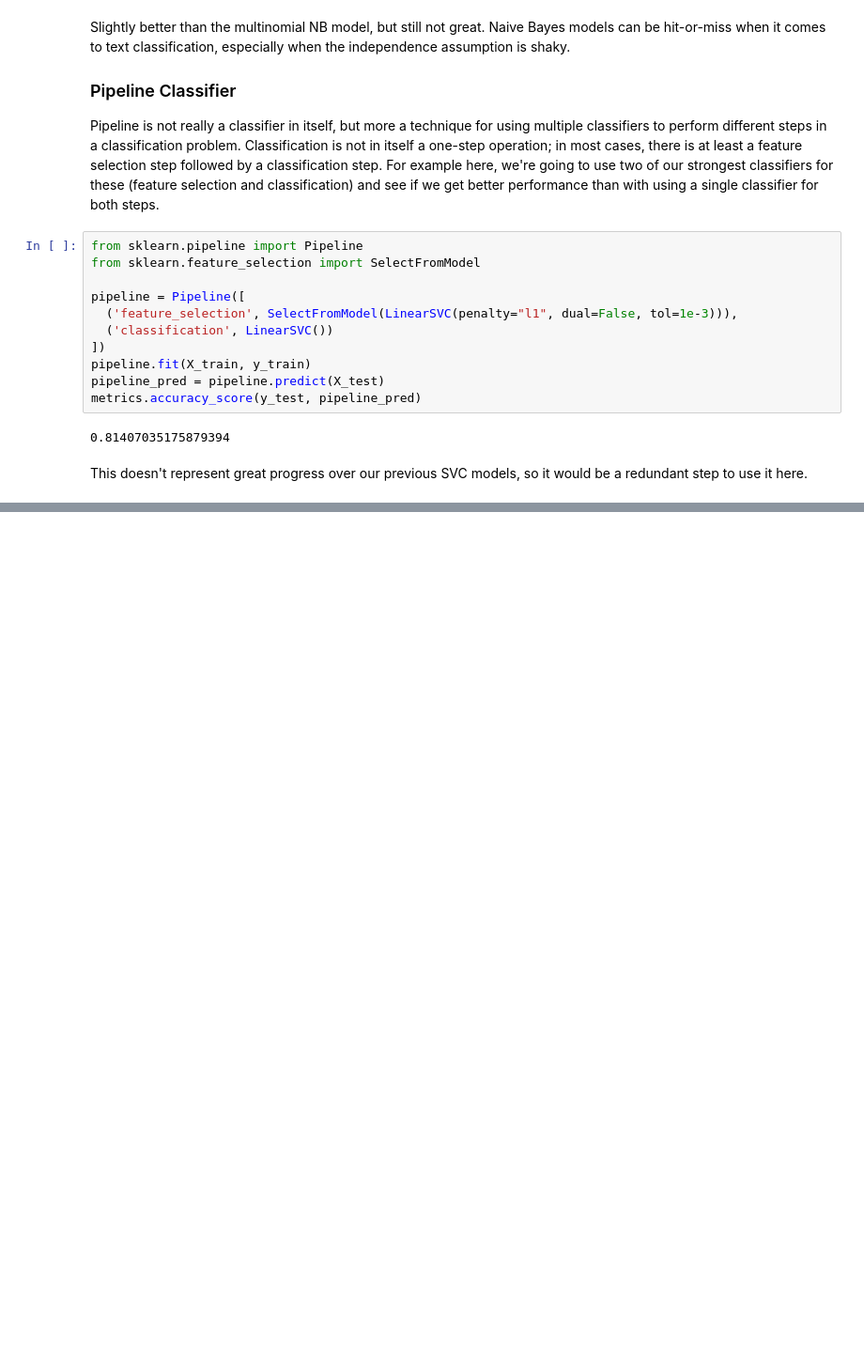
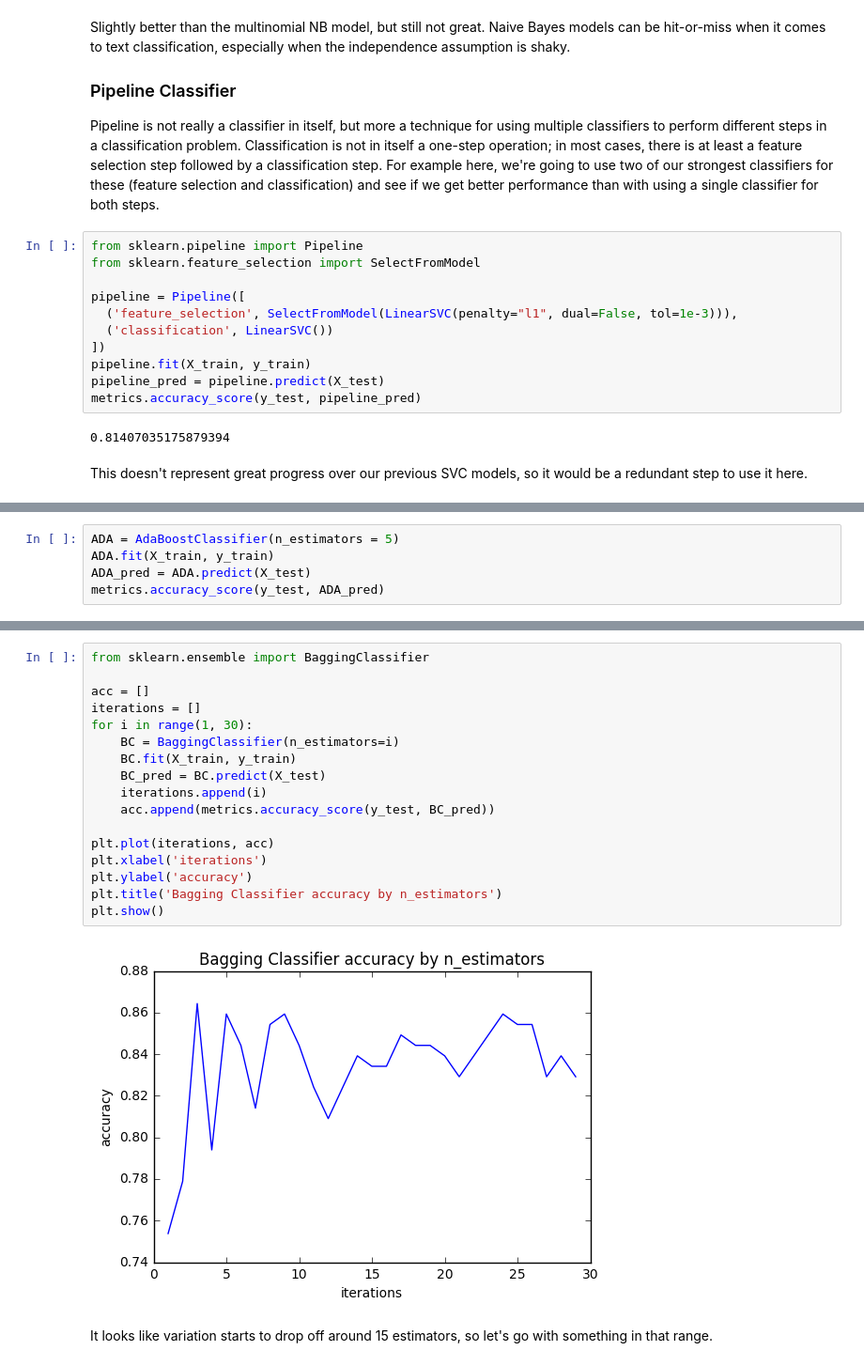
Before and after one commit to jtexnl/FBOProcurementScan, a Jupyter notebook: scripts/modelDocumentation.ipynb, the cells around one changed output, grey strips where cells are left out. Shown at 94% size. Cells and saved outputs as stored; diff of their text form; blank space fills up the shorter version.

```diff
--- a/scripts/modelDocumentation.ipynb
+++ b/scripts/modelDocumentation.ipynb
@@ -530,0 +564,5 @@ plt.show()
+# %%
+ADA = AdaBoostClassifier(n_estimators = 5)
+ADA.fit(X_train, y_train)
+ADA_pred = ADA.predict(X_test)
+metrics.accuracy_score(y_test, ADA_pred)
@@ -530,0 +577,21 @@ plt.show()
+# %%
+from sklearn.ensemble import BaggingClassifier
+
+acc = []
+iterations = []
+for i in range(1, 30):
+    BC = BaggingClassifier(n_estimators=i)
+    BC.fit(X_train, y_train)
+    BC_pred = BC.predict(X_test)
+    iterations.append(i)
+    acc.append(metrics.accuracy_score(y_test, BC_pred))
+
+plt.plot(iterations, acc)
+plt.xlabel('iterations')
+plt.ylabel('accuracy')
+plt.title('Bagging Classifier accuracy by n_estimators')
+plt.show()
+# %% [output]
+[figure, added]
+# %% [markdown]
+It looks like variation starts to drop off around 15 estimators, so let's go with something in that range.
```
Also changed, not shown: parts of 9 cells of this notebook.
